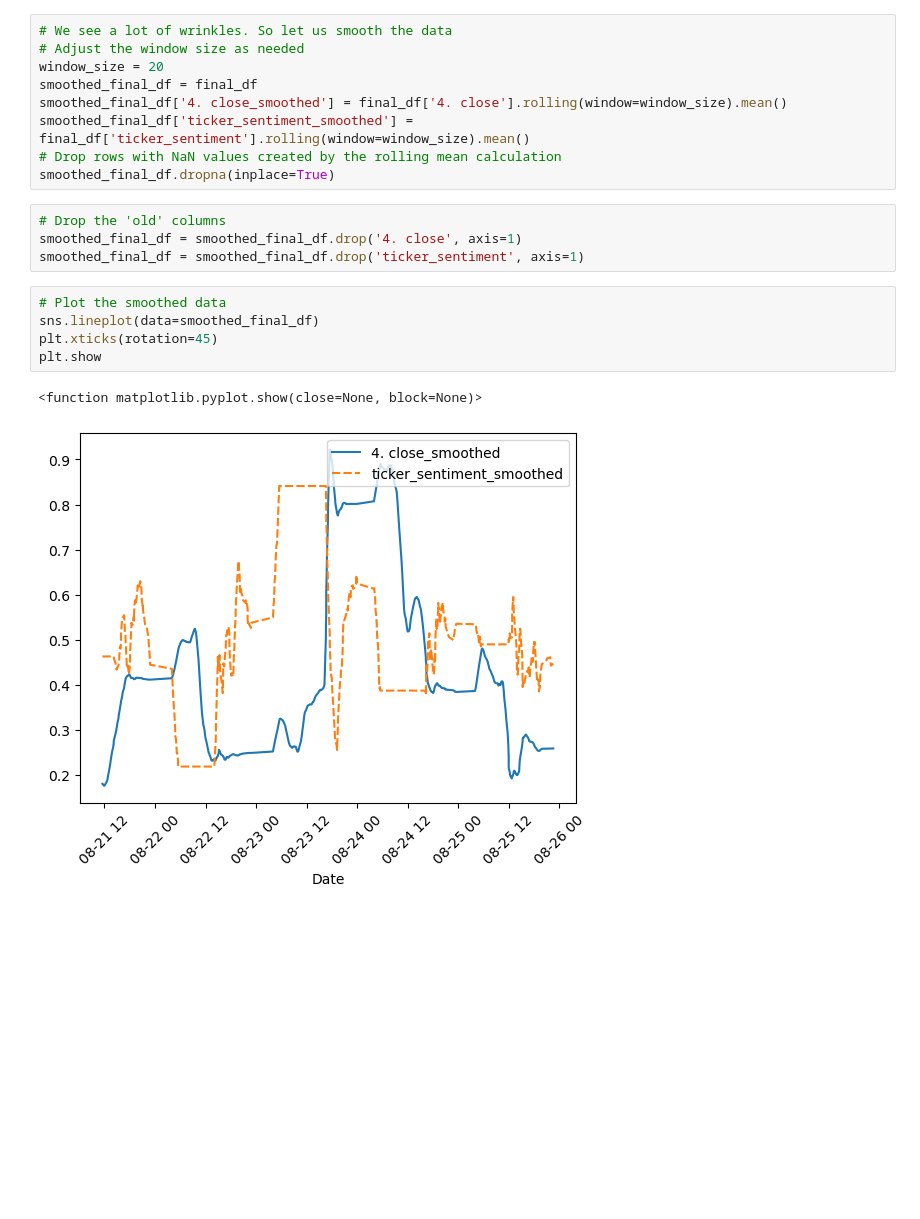
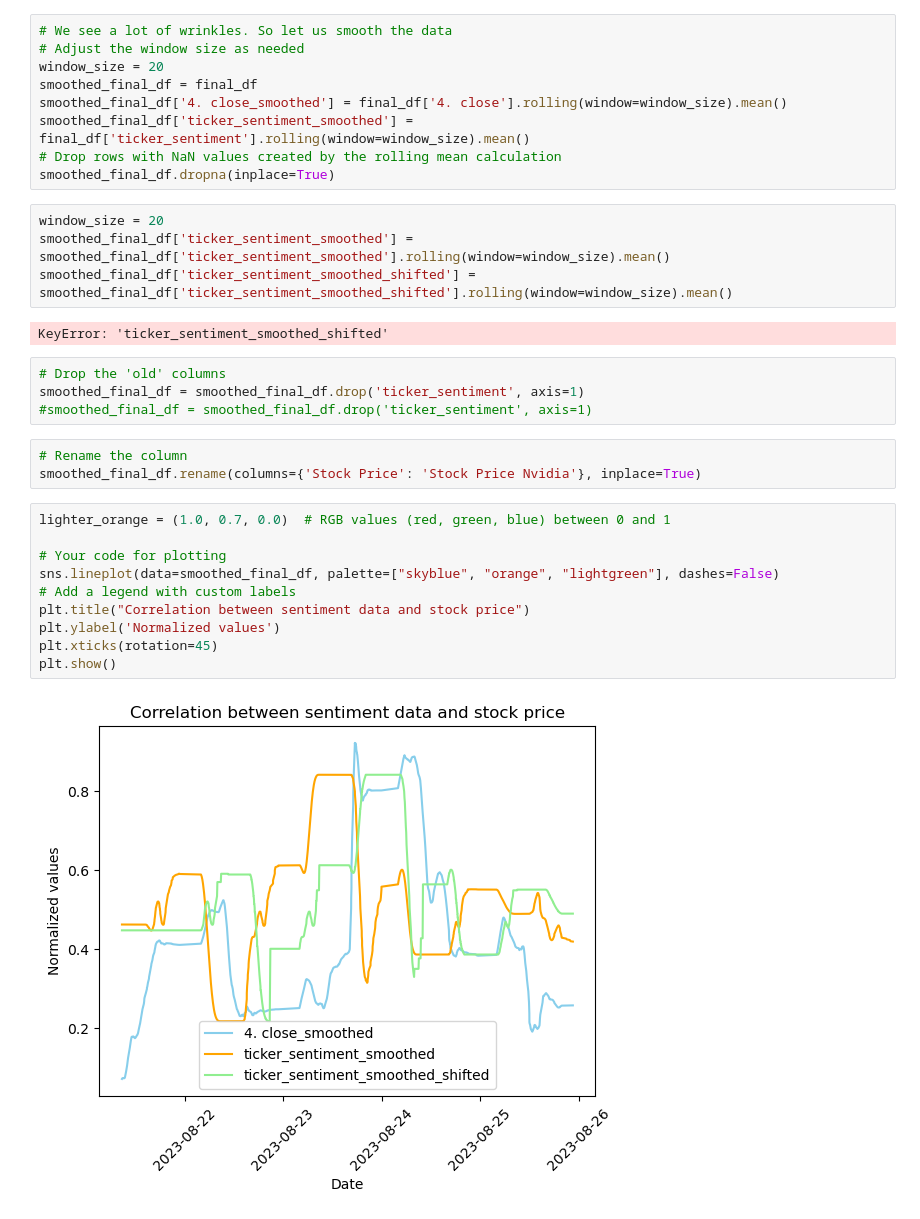
Before and after one commit to Arne-Wiese/data-science-project_stock-data, a Jupyter notebook: Sentiment_Analysis/sentiment_price_analysis.ipynb, the cells around one changed output. Saved outputs shown, nothing was run; the diff lists cells and outputs as text; blank space fills up the shorter version.

```diff
--- a/Sentiment_Analysis/sentiment_price_analysis.ipynb
+++ b/Sentiment_Analysis/sentiment_price_analysis.ipynb
@@ -166,15 +170,28 @@ smoothed_final_df['4. close_smoothed'] = final_df['4. close'].rolling(window=win
 smoothed_final_df['ticker_sentiment_smoothed'] = final_df['ticker_sentiment'].rolling(window=window_size).mean()
 # Drop rows with NaN values created by the rolling mean calculation
 smoothed_final_df.dropna(inplace=True)
+# %%
+window_size = 20
+smoothed_final_df['ticker_sentiment_smoothed'] = smoothed_final_df['ticker_sentiment_smoothed'].rolling(window=window_size).mean()
+smoothed_final_df['ticker_sentiment_smoothed_shifted'] = smoothed_final_df['ticker_sentiment_smoothed_shifted'].rolling(window=window_size).mean()
+# %% [output]
+KeyError: 'ticker_sentiment_smoothed_shifted'
 # %%
 # Drop the 'old' columns
-smoothed_final_df = smoothed_final_df.drop('4. close', axis=1)
 smoothed_final_df = smoothed_final_df.drop('ticker_sentiment', axis=1)
+#smoothed_final_df = smoothed_final_df.drop('ticker_sentiment', axis=1)
-# %%
-# Plot the smoothed data
-sns.lineplot(data=smoothed_final_df)
-plt.xticks(rotation=45)
-plt.show
-# %% [output]
-<function matplotlib.pyplot.show(close=None, block=None)>
-[figure, removed]
+# %%
+# Rename the column
+smoothed_final_df.rename(columns={'Stock Price': 'Stock Price Nvidia'}, inplace=True)
+# %%
+lighter_orange = (1.0, 0.7, 0.0)  # RGB values (red, green, blue) between 0 and 1
+
+# Your code for plotting
+sns.lineplot(data=smoothed_final_df, palette=["skyblue", "orange", "lightgreen"], dashes=False)
+# Add a legend with custom labels
+plt.title("Correlation between sentiment data and stock price")
+plt.ylabel('Normalized values')
+plt.xticks(rotation=45)
+plt.show()
+# %% [output]
+[figure, added]
```
Also changed, not shown: parts of 13 cells of this notebook, 29 other files.
